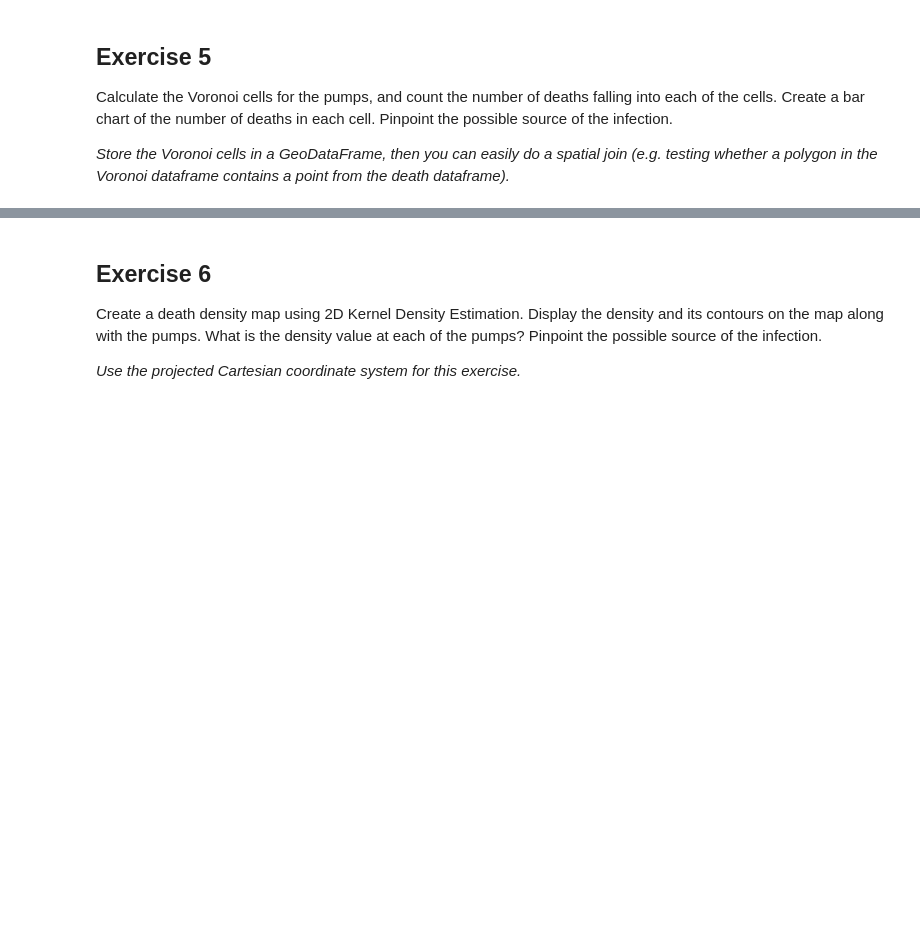
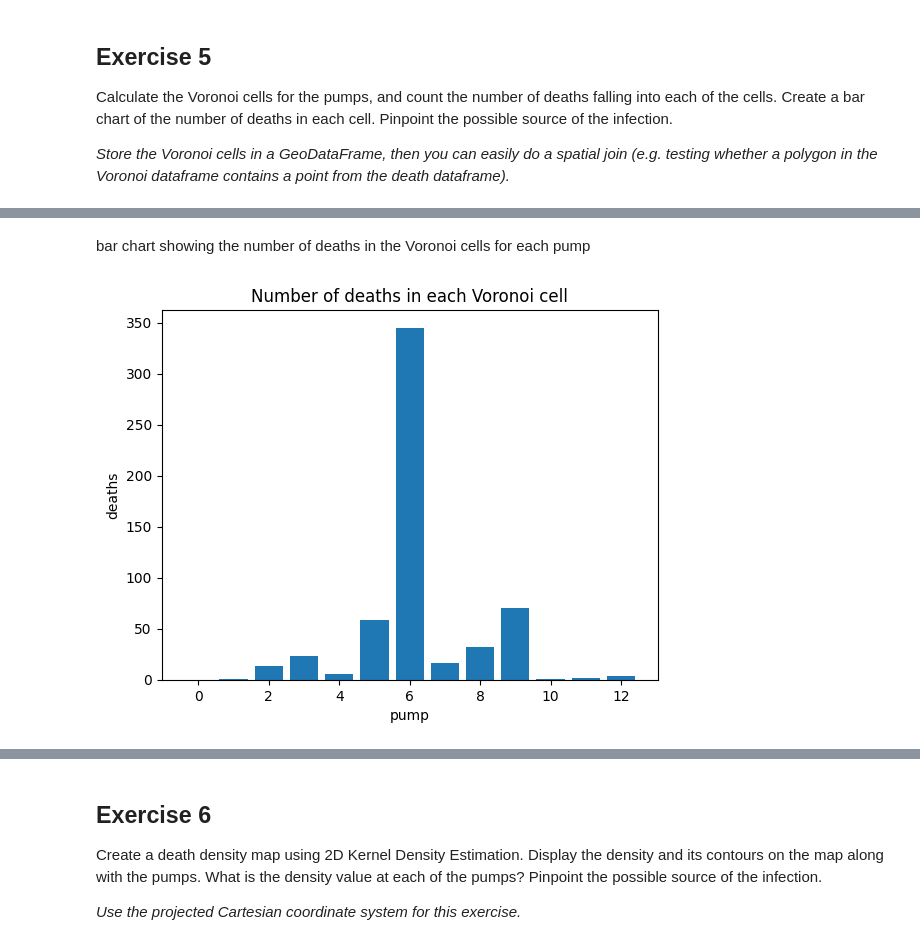
Before and after one commit to emma-roche/data-ex-vis, a Jupyter notebook: Assignments/Shapes-Maps-Coordinates/A-JonSnow/JohnSnow-Map.ipynb, the cells around one changed output, grey strips where cells are left out. Cells and saved outputs as stored; diff of their text form; code cells hidden in the pictures; blank space fills up the shorter version.

```diff
--- a/Assignments/Shapes-Maps-Coordinates/A-JonSnow/JohnSnow-Map.ipynb
+++ b/Assignments/Shapes-Maps-Coordinates/A-JonSnow/JohnSnow-Map.ipynb
@@ -327,10 +323,0 @@ plt.show()
-# %%
-def count_deaths(centers, points):
-    voronoi = gpd.GeoDataFrame(voronoi_cells(centers['geometry']), geometry='polygon')
-    voronoi['nb_of_deaths'] = 0
-
-    for point in points.geometry:
-        for i, cell in voronoi.iterrows():
-            if cell['polygon'].contains(point):
-                voronoi.at[i, 'nb_of_deaths'] +=1
-    return voronoi
@@ -336,0 +326,18 @@ def count_deaths(centers, points):
+# %%
+def count_deaths(voronoi, points):
+    joined = gpd.sjoin(points, voronoi, predicate='within')
+    voronoi['nb_of_deaths'] = joined.groupby('index_right').size()
+    voronoi["nb_of_deaths"] = voronoi["nb_of_deaths"].fillna(0)
+    return voronoi
+# %% [markdown]
+bar chart showing the number of deaths in the Voronoi cells for each pump
+# %%
+voronoi_deaths = count_deaths(voronoi, deaths)
+
+plt.bar(voronoi_deaths.index, voronoi_deaths['nb_of_deaths'])
+plt.xlabel('pump')
+plt.ylabel('deaths')
+plt.title("Number of deaths in each Voronoi cell")
+plt.show()
+# %% [output]
+[figure, added]
```
Also changed, not shown: parts of 87 cells of this notebook, 1 other file.
